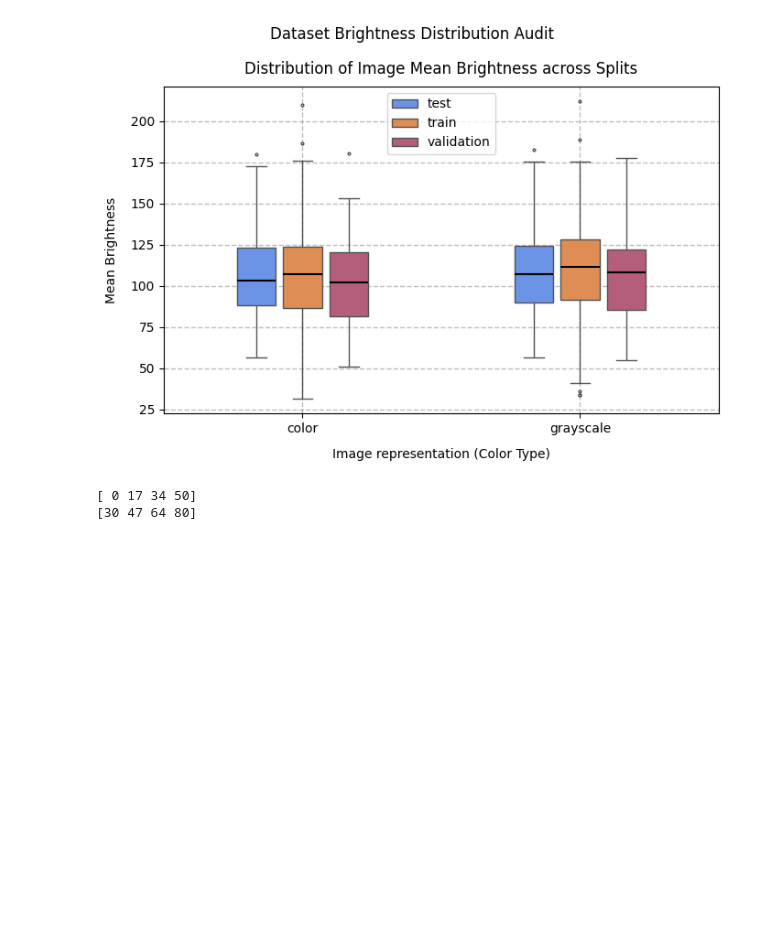
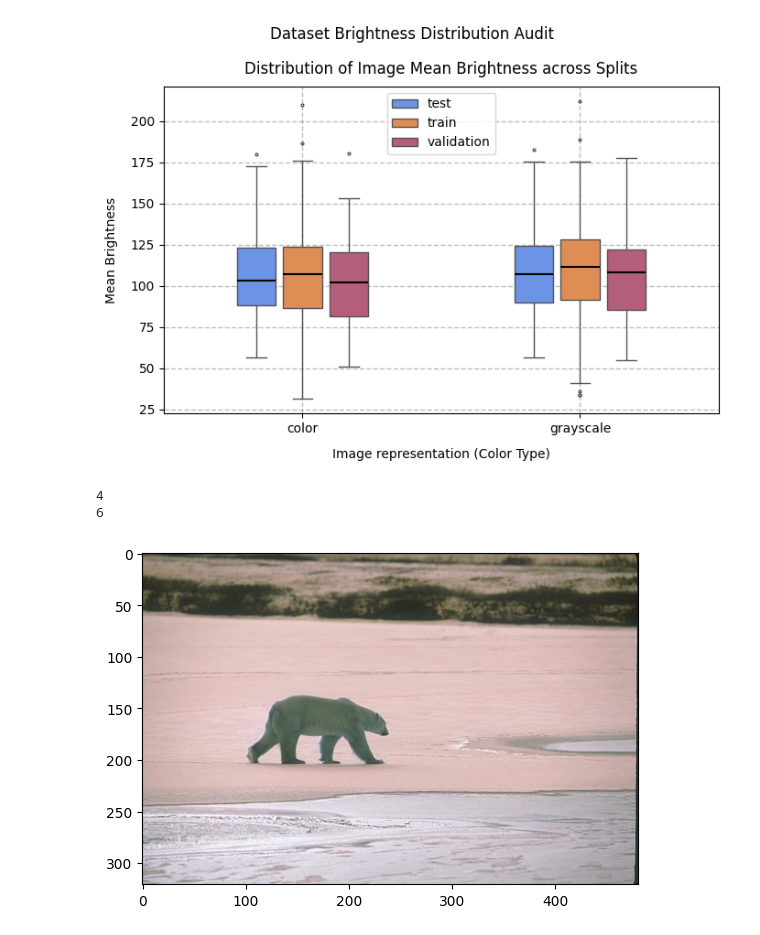
Before and after one commit to BogdanPinchuk/ComputerVision-PBY_HW16_Course_Project, a Jupyter notebook: Bohdan_Pinchuk_CV_HW16_UA.ipynb, the cells around one changed output. Drawn from its saved outputs; the diff is of its cells as text; code cells hidden in the pictures; blank space fills up the shorter version.

Commit message:
[Homework16] - implemented method image_slicer

```diff
--- a/Bohdan_Pinchuk_CV_HW16_UA.ipynb
+++ b/Bohdan_Pinchuk_CV_HW16_UA.ipynb
@@ -723,26 +725,35 @@ plt.show()
 # %%
 # template
 
 import importlib
 import apps.main as mn
 
 importlib.reload(mn)
 
 # Input data
 
 # Solution
+temp_image = cv2.imread(str(train_c_files[0]), cv2.IMREAD_UNCHANGED)
+plt.imshow(temp_image)
 
 
-res = mn.calculate_integer_layout(80, 30, min_overlap=10)
-print(res[0])
-print(res[1])
+# res = mn.calculate_integer_layout(90, 30, min_overlap=10)
+# print(res[0])
+# print(res[1])
 
 
-# def image_slicer(image, patch_size,)
+patches = mn.image_slicer(temp_image, (96, 96))
+n_rows = len(patches)          # кількість по вертикалі (Y)
+n_cols = len(patches[0])       # кількість по горизонталі (X)
+print(n_rows)
+print(n_cols)
+
+
 # Print results
 # %% [output]
-[ 0 17 34 50]
-[30 47 64 80]
+4
+6
+[figure, added]
 # %%
 # template
 
```
Also changed, not shown: parts of 1 cell of this notebook, 1 other file.
